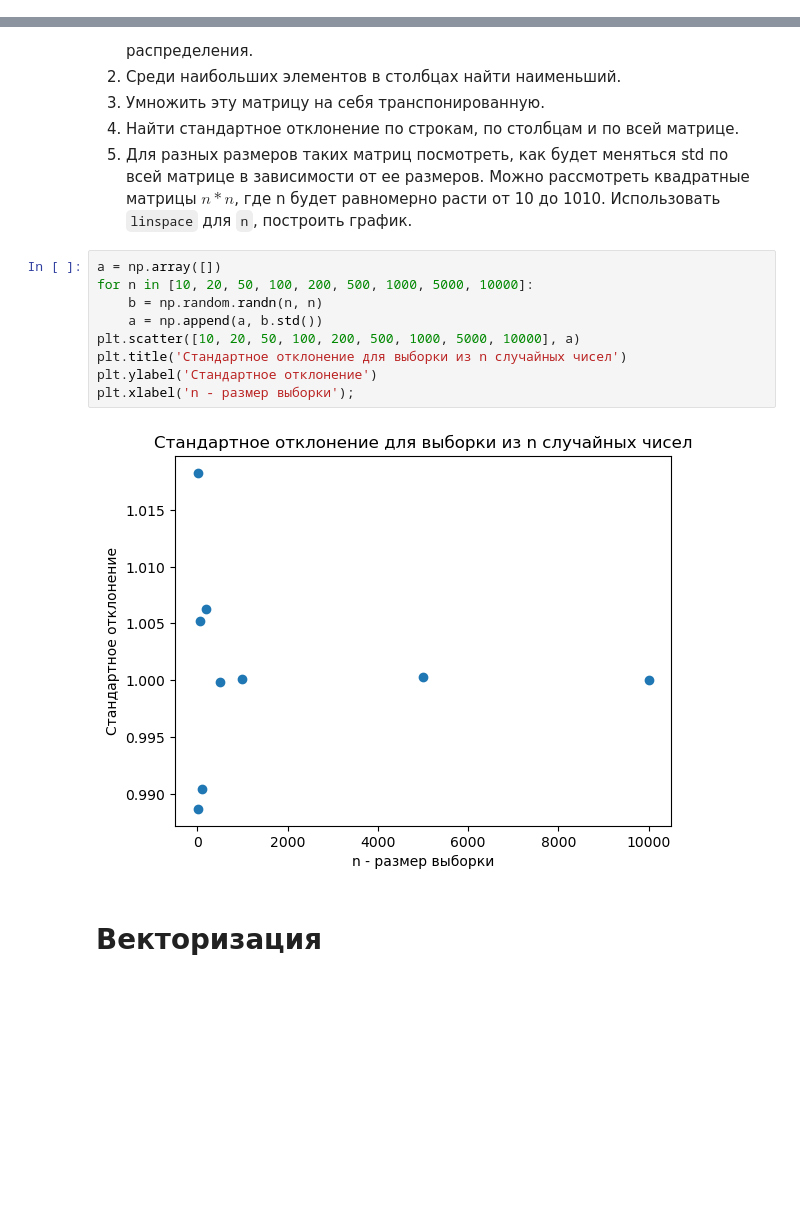
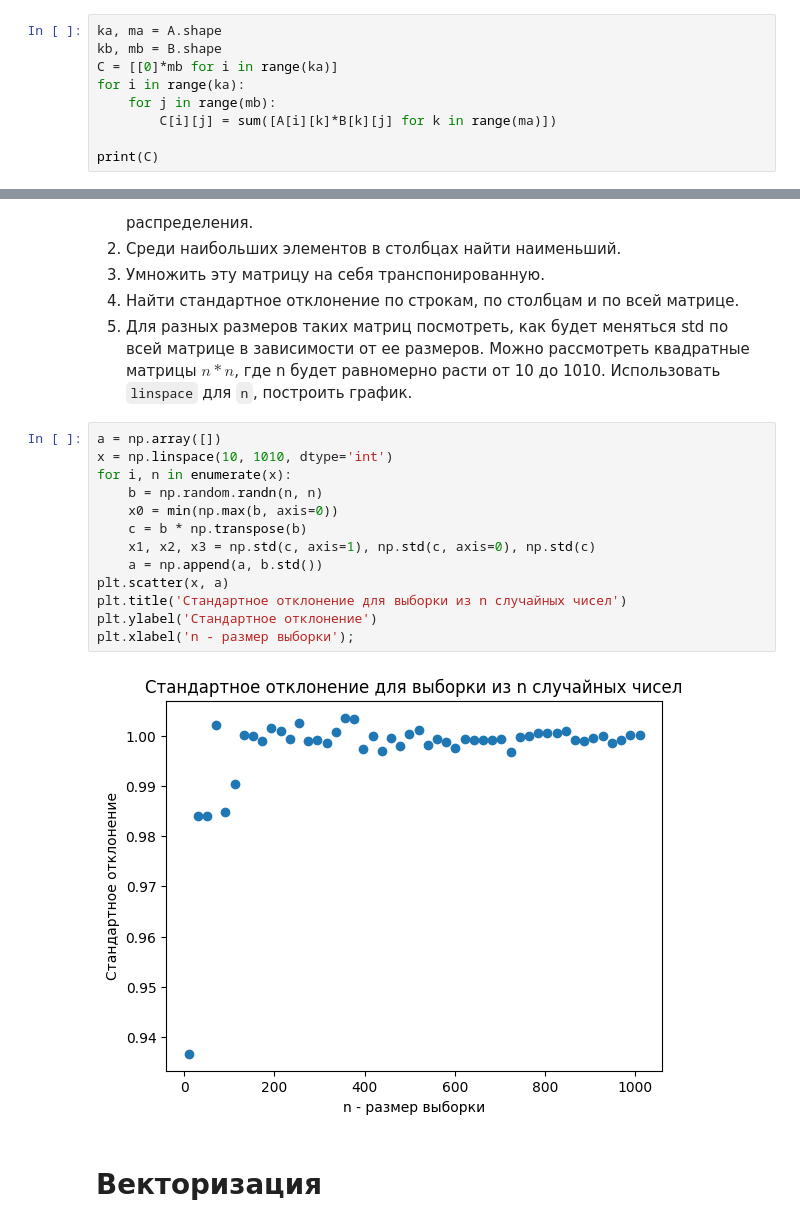
Before and after one commit to bursefff/python_2023, a Jupyter notebook: classwork05/2023_lpr_lab05.ipynb, the cells around one changed output, grey strips where cells are left out. Saved outputs shown, nothing was run; the diff lists cells and outputs as text; blank space fills up the shorter version.

```diff
--- a/classwork05/2023_lpr_lab05.ipynb
+++ b/classwork05/2023_lpr_lab05.ipynb
@@ -224,0 +232,9 @@ B = np.array([[1.0, 0.0],
+# %%
+ka, ma = A.shape
+kb, mb = B.shape
+C = [[0]*mb for i in range(ka)]
+for i in range(ka):
+    for j in range(mb):
+        C[i][j] = sum([A[i][k]*B[k][j] for k in range(ma)])
+
+print(C)
@@ -385,15 +425,19 @@ print(np.max(a, axis=1))
 5. Для разных размеров таких матриц посмотреть, как будет меняться std по всей матрице в зависимости от ее размеров. Можно рассмотреть квадратные матрицы $n*n$, где n будет равномерно расти от 10 до 1010. Использовать `linspace` для `n`, построить график.
 # %%
 a = np.array([])
-for n in [10, 20, 50, 100, 200, 500, 1000, 5000, 10000]:
+x = np.linspace(10, 1010, dtype='int')
+for i, n in enumerate(x):
     b = np.random.randn(n, n)
+    x0 = min(np.max(b, axis=0))
+    c = b * np.transpose(b)
+    x1, x2, x3 = np.std(c, axis=1), np.std(c, axis=0), np.std(c)
     a = np.append(a, b.std())
-plt.scatter([10, 20, 50, 100, 200, 500, 1000, 5000, 10000], a)
+plt.scatter(x, a)
 plt.title('Стандартное отклонение для выборки из n случайных чисел')
 plt.ylabel('Стандартное отклонение')
 plt.xlabel('n - размер выборки');
 # %% [output]
-[figure, old version]
+[figure, new version]
 # %% [markdown]
 # Векторизация
 # %%
```
Also changed, not shown: parts of 18 cells of this notebook, 5 other files.
